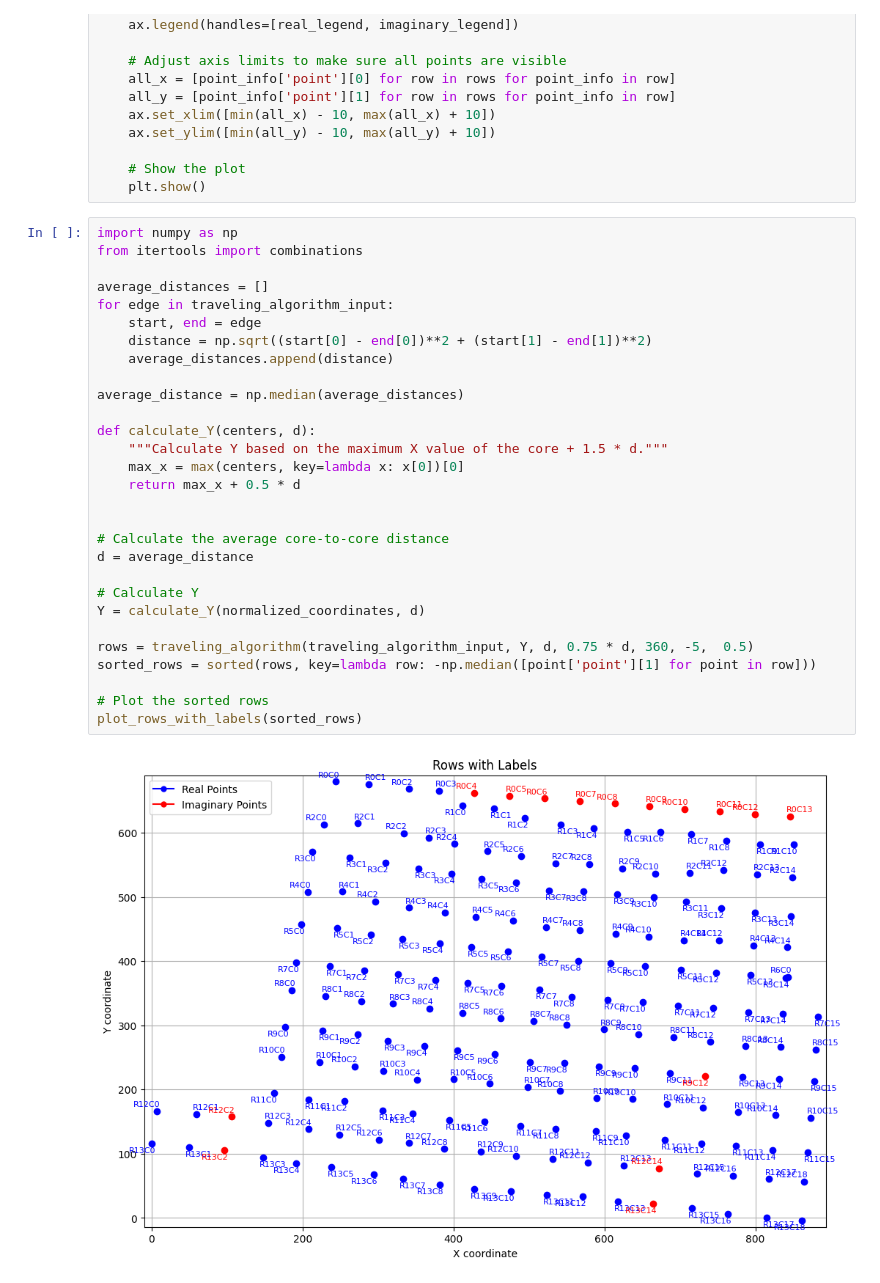
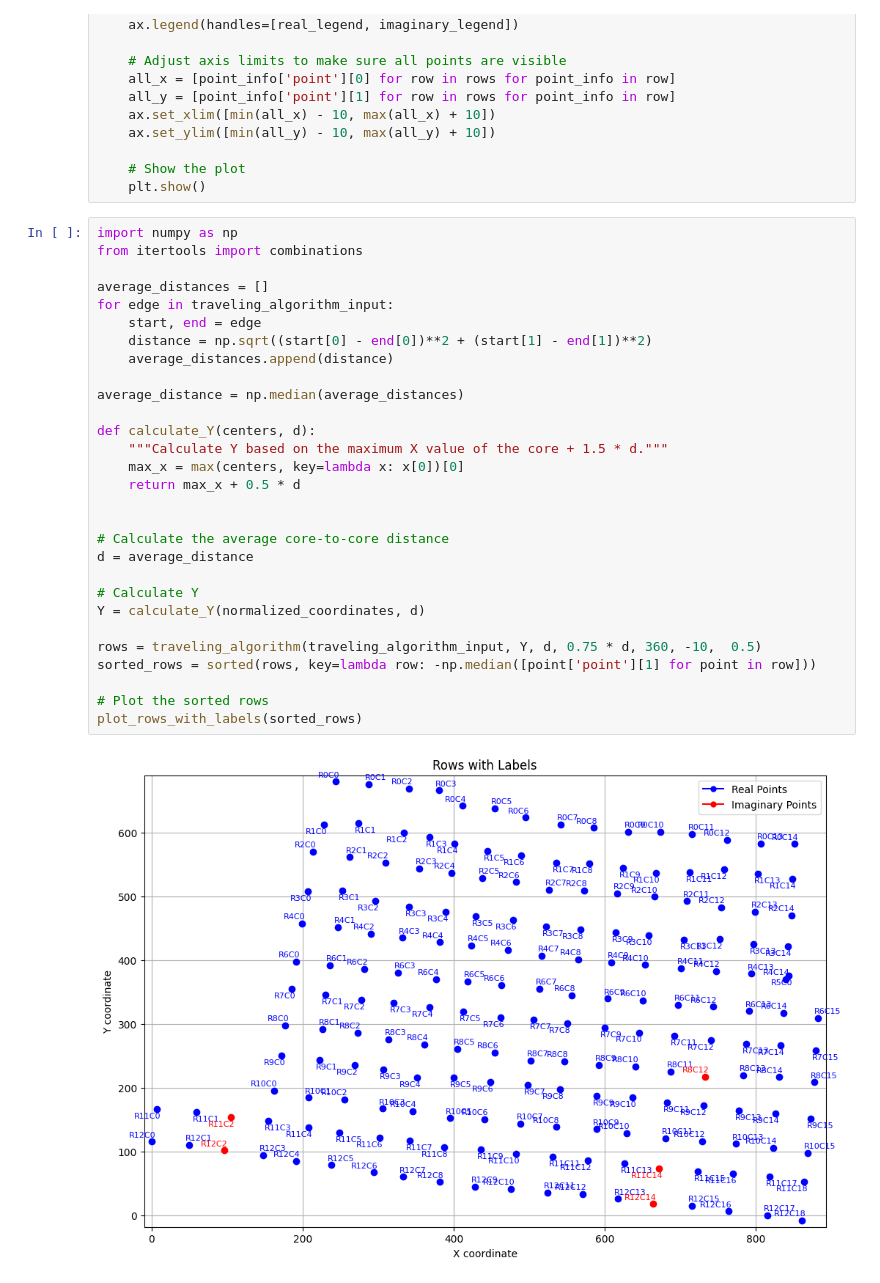
Before and after one commit to aaronge-2020/Microarray-Dearraying, a Jupyter notebook: delaunay_triangle_gridding.ipynb, the cells around one changed output. Cells and saved outputs as stored; diff of their text form.

```diff
--- a/delaunay_triangle_gridding.ipynb
+++ b/delaunay_triangle_gridding.ipynb
@@ -450,31 +450,31 @@ def plot_rows_with_labels(rows):
 # %%
 import numpy as np
 from itertools import combinations
 
 average_distances = []
 for edge in traveling_algorithm_input:
     start, end = edge
     distance = np.sqrt((start[0] - end[0])**2 + (start[1] - end[1])**2)
     average_distances.append(distance)
 
 average_distance = np.median(average_distances)
 
 def calculate_Y(centers, d):
     """Calculate Y based on the maximum X value of the core + 1.5 * d."""
     max_x = max(centers, key=lambda x: x[0])[0]
     return max_x + 0.5 * d
 
 
 # Calculate the average core-to-core distance
 d = average_distance
 
 # Calculate Y
 Y = calculate_Y(normalized_coordinates, d)
 
-rows = traveling_algorithm(traveling_algorithm_input, Y, d, 0.75 * d, 360, -5,  0.5)
+rows = traveling_algorithm(traveling_algorithm_input, Y, d, 0.75 * d, 360, -10,  0.5)
 sorted_rows = sorted(rows, key=lambda row: -np.median([point['point'][1] for point in row]))
 
 # Plot the sorted rows
 plot_rows_with_labels(sorted_rows)
 # %% [output]
-[figure, old version]
+[figure, new version]
```
Also changed, not shown: 1 other file.
